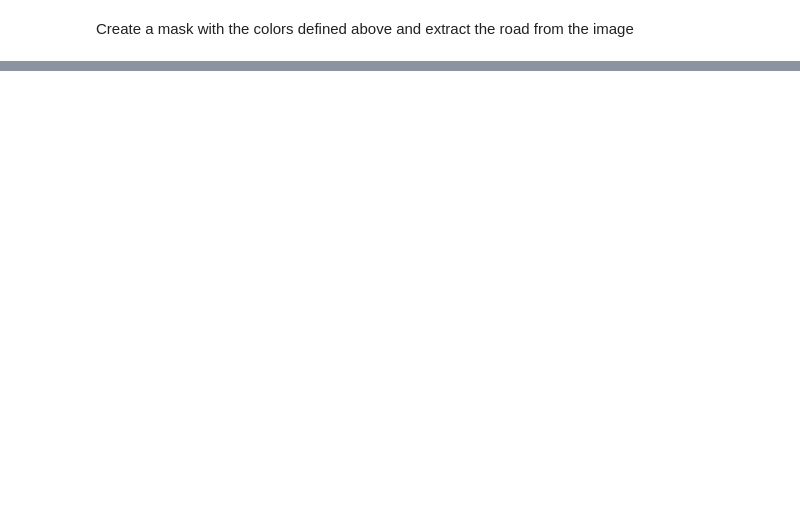
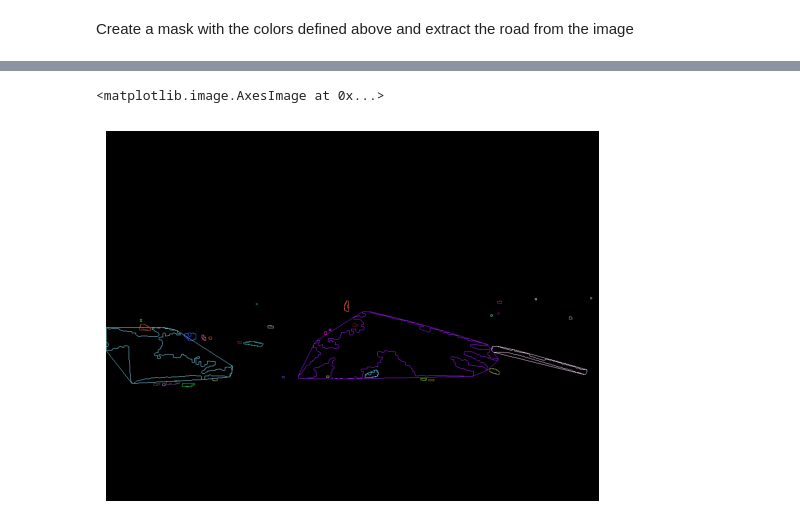
Before and after one commit to christiandalfarra/SIVProject, a Jupyter notebook: project_notebook.ipynb, the cells around one changed output, grey strips where cells are left out. Saved outputs shown, nothing was run; the diff lists cells and outputs as text; code cells hidden in the pictures; blank space fills up the shorter version.

```diff
--- a/project_notebook.ipynb
+++ b/project_notebook.ipynb
@@ -109,0 +119,23 @@ cv2.waitKey(0)
+# %%
+import random as rng
+# Find contours
+contours, _ = cv.findContours(mask, cv.RETR_EXTERNAL, cv.CHAIN_APPROX_SIMPLE)
+#contours, _ = cv.findContours(edges, cv.RETR_TREE, cv.CHAIN_APPROX_SIMPLE)
+
+# Find the convex hull object for each contour
+hull_list = []
+for i in range(len(contours)):
+        hull = cv.convexHull(contours[i])
+        hull_list.append(hull)
+# Draw contours + hull results
+drawing = np.zeros((edges.shape[0], edges.shape[1], 3), dtype=np.uint8)
+for i in range(len(contours)):
+        color = (rng.randint(0,256), rng.randint(0,256), rng.randint(0,256))
+        cv.drawContours(drawing, contours, i, color)
+        cv.drawContours(drawing, hull_list, i, color)
+# Show in a window
+plt.axis('off')
+plt.imshow(drawing)
+# %% [output]
+<matplotlib.image.AxesImage at 0x...>
+[figure, added]
```
Also changed, not shown: parts of 7 cells of this notebook, 2 other files.
